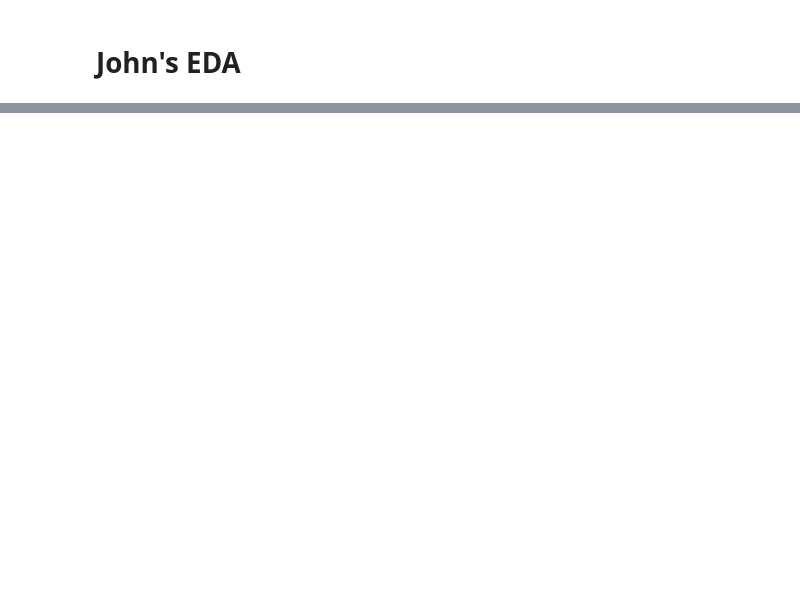
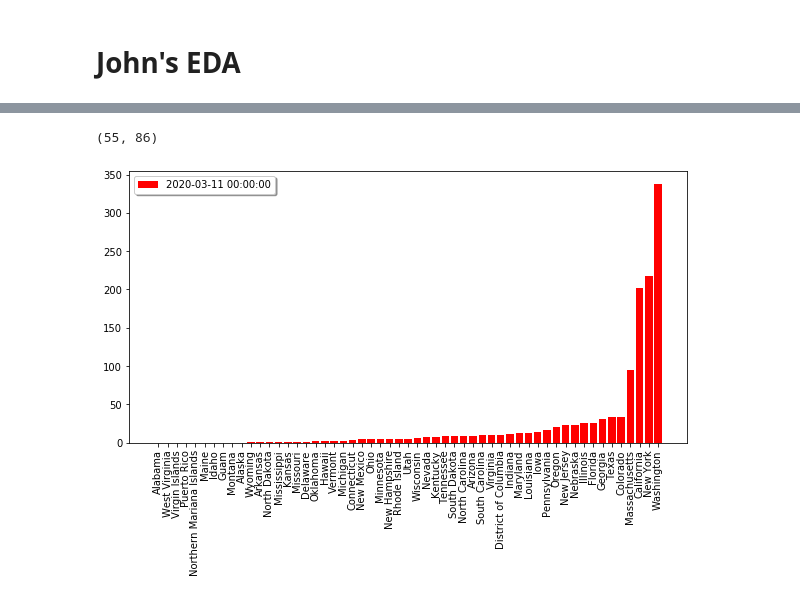
Before and after one commit to CSJohnLee/COVID19_Project, a Jupyter notebook: Lee_EDA.ipynb, the cells around one changed output, grey strips where cells are left out. Cells and saved outputs as stored; diff of their text form; code cells hidden in the pictures; blank space fills up the shorter version.

```diff
--- a/Lee_EDA.ipynb
+++ b/Lee_EDA.ipynb
@@ -251,0 +208,21 @@ axs.xaxis.set_major_locator(plt.MaxNLocator(5))
+# %%
+#Prep cases/deaths dataframe for animation plot
+df1.index = df1.date              #set date as index
+df1 = df1.drop(['date'], axis=1)  #drop extra date column that is not the index
+#df1.head()
+
+df2.index = df2.date              #set date as index
+df2 = df2.drop(['date'], axis=1)  #drop extra date column that is not the index
+#df2.head()
+
+#Transpose data to plot rows separately
+df1t = df1.T
+df2t = df2.T
+#dft1.head()
+#dft2.head()
+
+#Sort data by date
+df1ts=df1t.sort_index()
+df2ts=df2t.sort_index()
+#df1ts.head()
+#df2ts.head()
@@ -251,0 +241,22 @@ axs.xaxis.set_major_locator(plt.MaxNLocator(5))
+# %%
+df1ts.shape
+#df2ts.shape
+# %% [output]
+(55, 86)
+# %%
+#Test plot for ONE date
+
+#use inline for static plots as opposed to dynamic plots
+%matplotlib inline
+frameno = 50          #row 50 will be called, selected randomly
+column=df1ts.iloc[:,frameno].name         #gets the name of the column which is the date
+df1tss=df1ts.sort_values(by=[column])     #sorts from least to most cases
+
+#Plotting
+fig, axs = plt.subplots(figsize=(10,5))
+axs.bar(df1tss.index, df1tss.iloc[:,frameno], color='red')   #bar graph
+plt.xticks(rotation=90)
+axs.legend([column], loc = 'upper left', shadow=True)
+plt.show()
+# %% [output]
+[figure, added]
```
Also changed, not shown: parts of 52 cells of this notebook, 4 other files.
